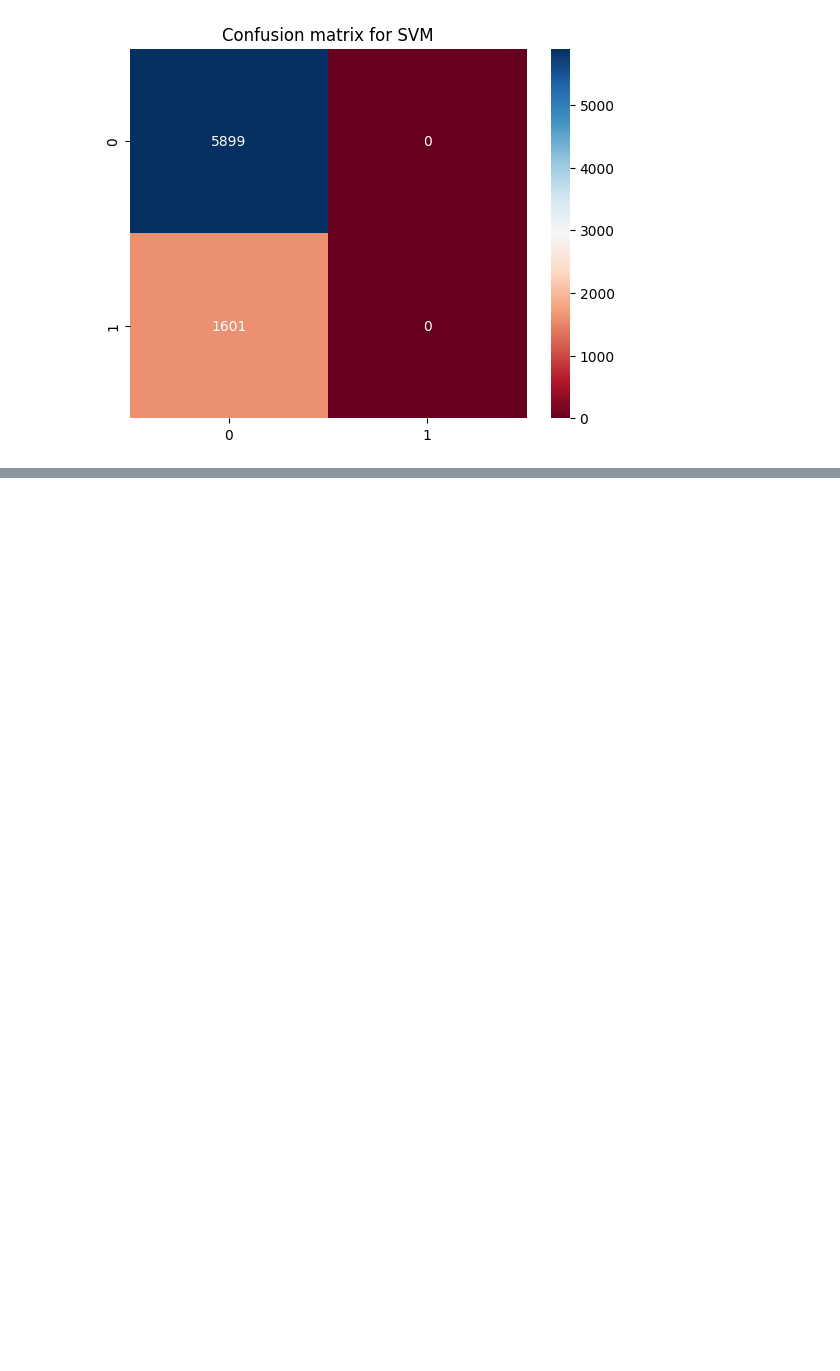
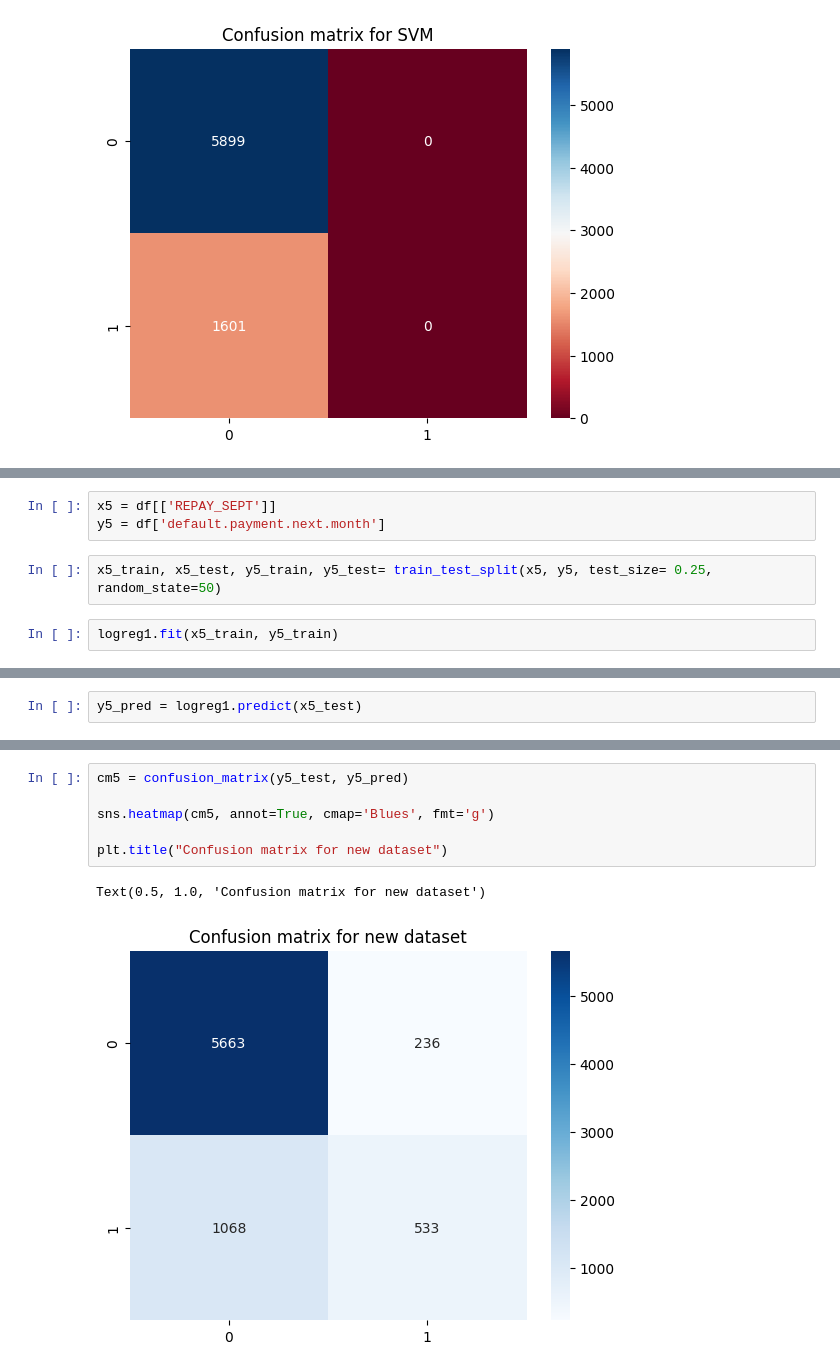
Before and after one commit to AnshikaJain2405/OrionDataAnalyticsInternshipJul23, a Jupyter notebook: notebooks/ML.ipynb, the cells around one changed output, grey strips where cells are left out. Saved outputs shown, nothing was run; the diff lists cells and outputs as text; blank space fills up the shorter version.

```diff
--- a/notebooks/ML.ipynb
+++ b/notebooks/ML.ipynb
@@ -192,0 +256,7 @@ Text(0.5, 1.0, 'Confusion matrix for SVM')
+# %%
+x5 = df[['REPAY_SEPT']]
+y5 = df['default.payment.next.month']
+# %%
+x5_train, x5_test, y5_train, y5_test= train_test_split(x5, y5, test_size= 0.25, random_state=50)
+# %%
+logreg1.fit(x5_train, y5_train)
@@ -192,0 +265,2 @@ Text(0.5, 1.0, 'Confusion matrix for SVM')
+# %%
+y5_pred = logreg1.predict(x5_test)
@@ -192,0 +296,9 @@ Text(0.5, 1.0, 'Confusion matrix for SVM')
+# %%
+cm5 = confusion_matrix(y5_test, y5_pred)
+
+sns.heatmap(cm5, annot=True, cmap='Blues', fmt='g')
+
+plt.title("Confusion matrix for new dataset")
+# %% [output]
+Text(0.5, 1.0, 'Confusion matrix for new dataset')
+[figure, added]
```
Also changed, not shown: parts of 18 cells of this notebook.
